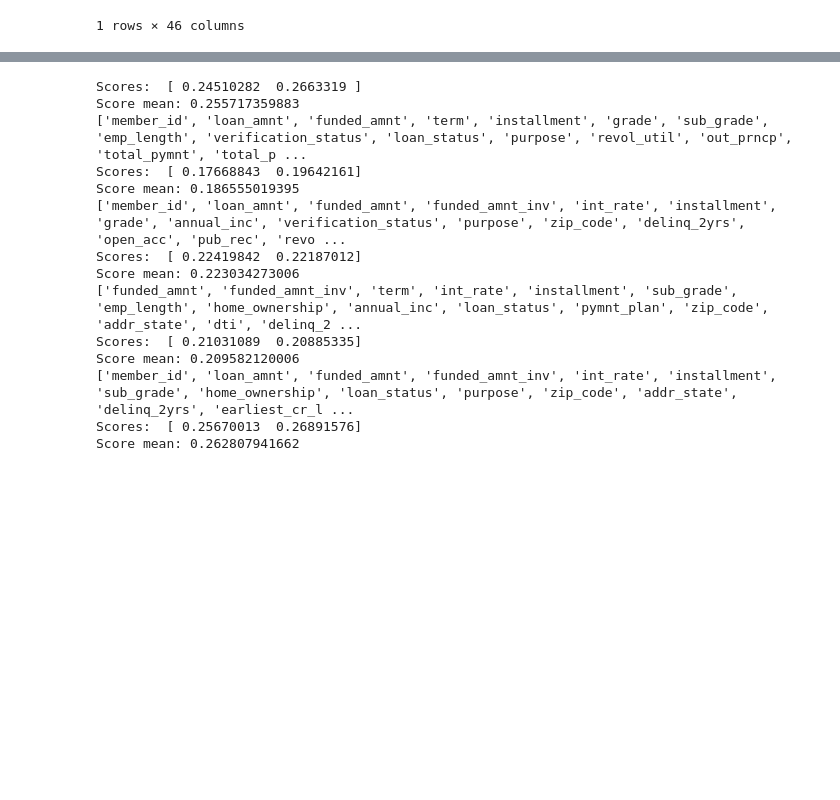
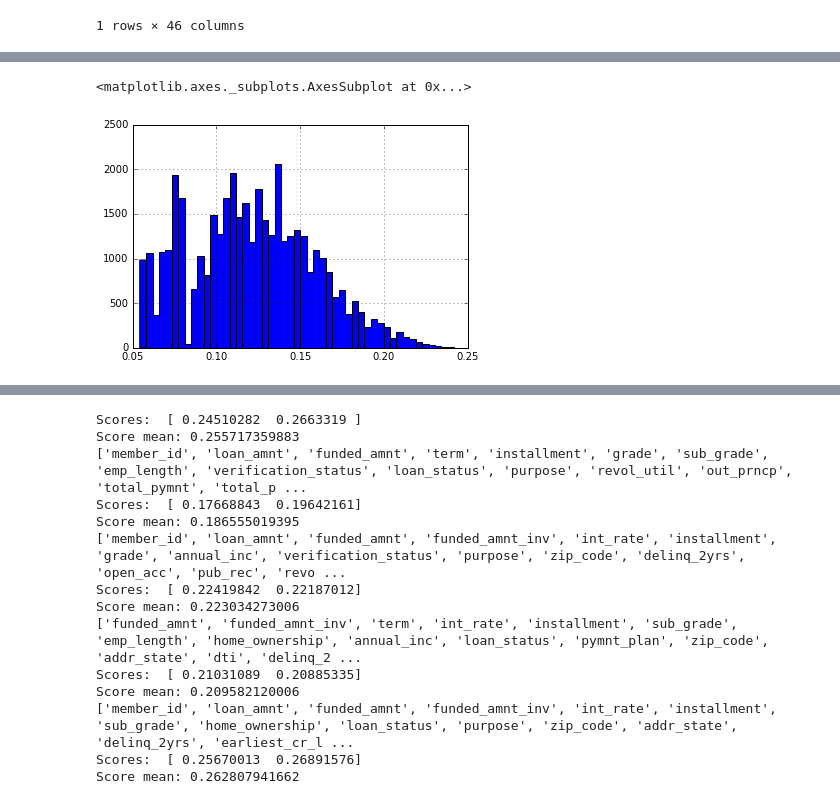
Before and after one commit to Nosdrowia/MLProject, a Jupyter notebook: LendingClub.ipynb, the cells around one changed output, grey strips where cells are left out. Cells and saved outputs as stored; diff of their text form; code cells hidden in the pictures; blank space fills up the shorter version.

```diff
--- a/LendingClub.ipynb
+++ b/LendingClub.ipynb
@@ -59,0 +93,5 @@ data.head(1)
+# %%
+data['int_rate'].hist(bins=50)
+# %% [output]
+<matplotlib.axes._subplots.AxesSubplot at 0x...>
+[figure, added]
```
Also changed, not shown: parts of 4 cells of this notebook.
